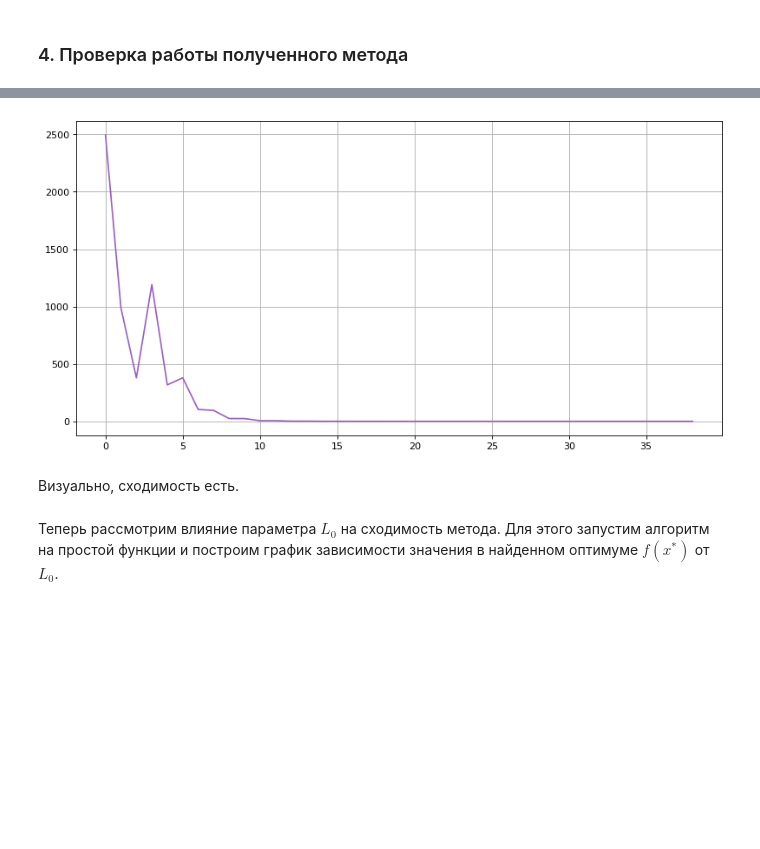
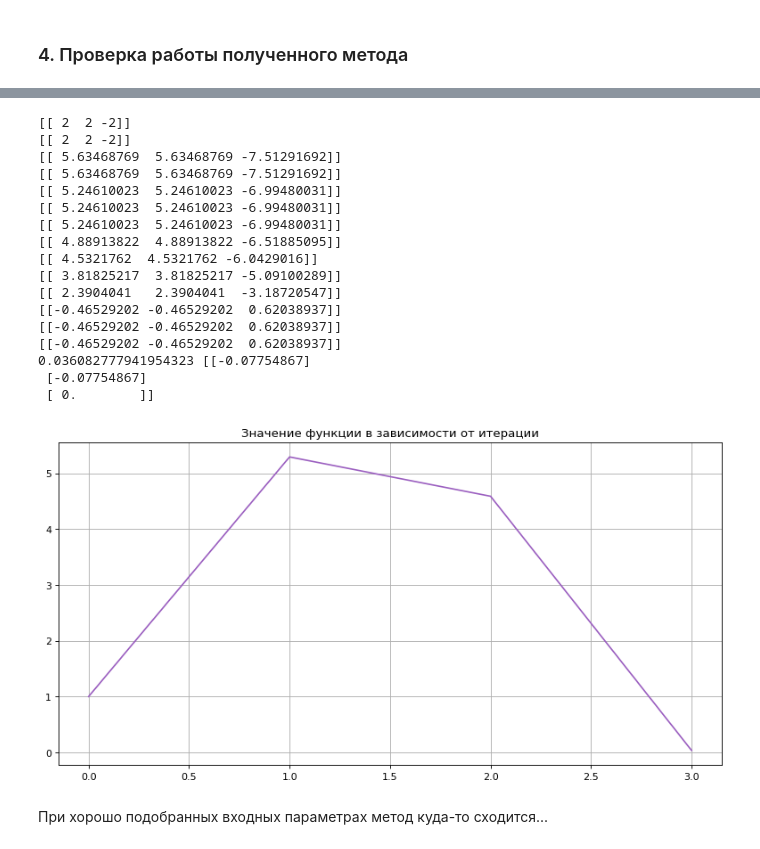
Before and after one commit to kuskarov/hse-optimization-project, a Jupyter notebook: implementation.ipynb, the cells around one changed output, grey strips where cells are left out. Cells and saved outputs as stored; diff of their text form; code cells hidden in the pictures; blank space fills up the shorter version.

```diff
--- a/implementation.ipynb
+++ b/implementation.ipynb
@@ -18,9 +18,22 @@ def norm(v):
 Вход: матрица $A$ размера $m$ на $n$.
 
 Выход: матрицы $U$, $B$, $V$, где $U$ и $V$ — ортогональные, $B$ — бидиагональная.
+# %%
+def is_bidiagonalized(A):
+  n, m = A.shape
+  for i in range(n):
+    for j in range(m):
+      if abs(A[i][j]) > 1e-6 and i != j and i != j - 1:
+        return False
+  return True
 # %%
 def bidiagonalize(A):
 	m, n = A.shape
+	if is_bidiagonalized(A):
+		U = np.identity(m)
+		V = np.identity(n)
+		return U.astype("float64"), A.astype("float64"), V.astype("float64")
+
 	V = np.zeros((n, n))
 	U = np.zeros((m, m))
 	B = np.zeros((m, n))
@@ -50,6 +63,8 @@ def bidiagonalize(A):
 			B[k][k + 1] = beta
 			V[:, k + 1] = v
 
+#	print("get A:", A)
+#	print("make U:", U, "V:", V, "B:", B)
 	return U, B, V
 # %% [markdown]
 Проверим на матрице 3х3, что алгоритм бидиагонализации Голуба-Кахана работает, т.е. что полученная матрица B достаточно близка к $U^T \cdot A \cdot V$, а $U$ и $V$ имеют единичные определители по модулю.
@@ -240,6 +255,7 @@ class GradientDescent():
     n, m = oracle.shape()
 
     def T(x, L):
+#      print(x)
       F_cnt = oracle.F(x)
       i = 0
       result = None
@@ -257,6 +273,7 @@ class GradientDescent():
 
     X = [x]
     y, L = T(X[0], L0)
+#    print("Starting:", y)
     Y = [x, y]
 
     k = 0
@@ -282,7 +299,7 @@ class GradientDescent():
       def d_psi(tau): # psi derivative
         delta_x = X[k] - X[k - 1]
         h = X[k - 1] + tau * delta_x
-        return (h.T @ delta_x) #/ norm(h)
+        return (oracle.F(h).T @ oracle.dF(h) @ delta_x) / psi(tau) #???
 
       # (c)
       tau = 1
@@ -358,6 +375,7 @@ class GradientDescent():
 
       # (d)
       Y.append(X[k - 1] + tau * (X[k] - X[k - 1]))
+      #plt.plot([y[0, 0] for y in Y], [y[1, 0] for y in Y])
 
     return Y # full history
 # %% [markdown]
@@ -367,17 +560,36 @@ class GradientDescent():
 # %%
 GD = GradientDescent()
-o4 = Oracle4()
+oracle = OracleCGE(2, [1, 1, 1], 1, [1, 1], 1)
 rule = "extrapolation"
-points_history = GD.do_gd(o4, np.array([[21], [34]]), 0.0001, 5, rule, verbose=False)
-function_value_history = [o4.f_1(x) for x in points_history]
+
+points_history = GD.do_gd(oracle, np.array([[1], [1], [1]]), 0.0001, 85, rule, verbose=False)
+function_value_history = [oracle.f_1(x)[0,0] for x in points_history]
+print(function_value_history[-1], points_history[-1])
 
 fig = plt.figure(dpi=80, figsize=(12, 6))
+plt.title("Значение функции в зависимости от итерации")
 plt.plot(function_value_history, color="xkcd:amethyst")
 plt.grid(True)
 plt.show()
+fig.savefig("cge_{}_4.pdf".format(rule))
 # %% [output]
+[[ 2  2 -2]]
+[[ 2  2 -2]]
+[[ 5.63468769  5.63468769 -7.51291692]]
+[[ 5.63468769  5.63468769 -7.51291692]]
+[[ 5.24610023  5.24610023 -6.99480031]]
+[[ 5.24610023  5.24610023 -6.99480031]]
+[[ 5.24610023  5.24610023 -6.99480031]]
+[[ 4.88913822  4.88913822 -6.51885095]]
+[[ 4.5321762  4.5321762 -6.0429016]]
+[[ 3.81825217  3.81825217 -5.09100289]]
+[[ 2.3904041   2.3904041  -3.18720547]]
+[[-0.46529202 -0.46529202  0.62038937]]
+[[-0.46529202 -0.46529202  0.62038937]]
+[[-0.46529202 -0.46529202  0.62038937]]
+0.036082777941954323 [[-0.07754867]
+ [-0.07754867]
+ [ 0.        ]]
-[figure, old version]
+[figure, new version]
-# %% [markdown]
-Визуально, сходимость есть.
-# %% [markdown]
-Теперь рассмотрим влияние параметра $L_0$ на сходимость метода. Для этого запустим алгоритм на простой функции и построим график зависимости значения в найденном оптимуме $f(x^*)$ от $L_0$.
+# %% [markdown]
+При хорошо подобранных входных параметрах метод куда-то сходится...
```
Also changed, not shown: parts of 15 cells of this notebook, 1 other file.
